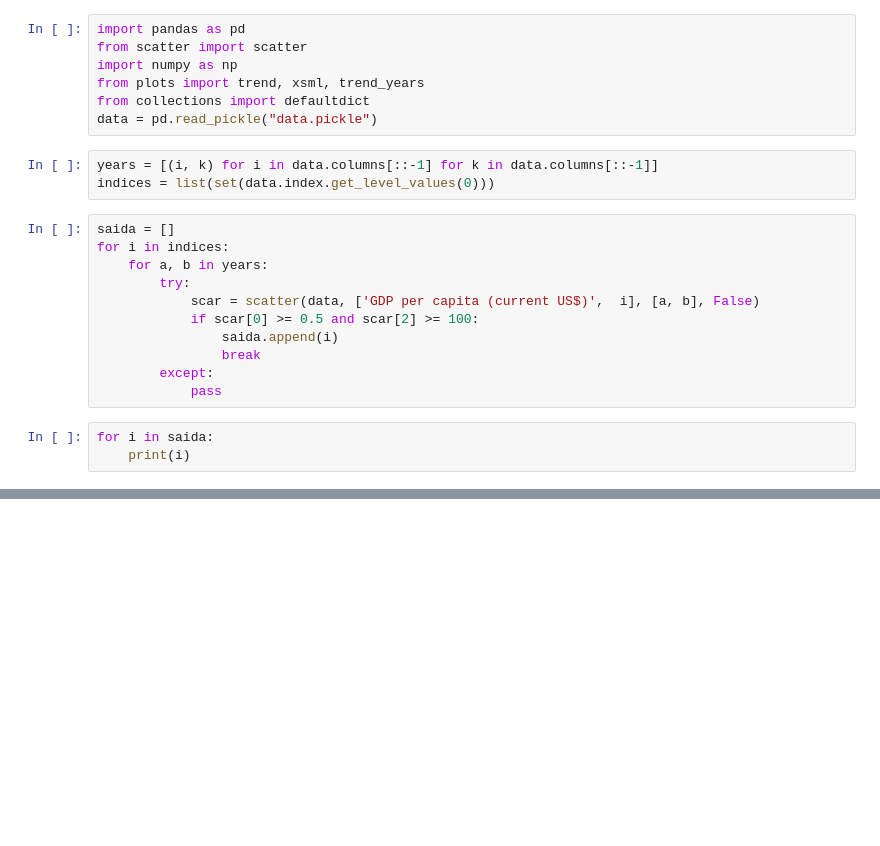
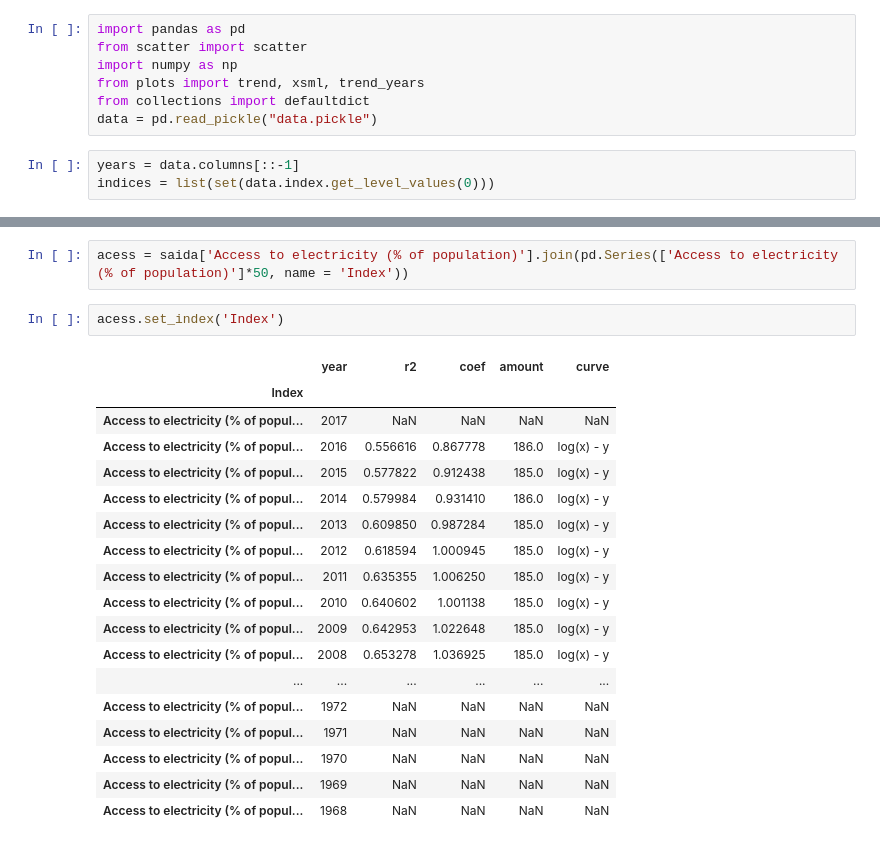
Before and after one commit to Kalysthos/P4DS-Homework, a Jupyter notebook: New/Untitled.ipynb, the cells around one changed output, grey strips where cells are left out. Saved outputs shown, nothing was run; the diff lists cells and outputs as text; blank space fills up the shorter version.

Commit message:
arruamando data

```diff
--- a/New/Untitled.ipynb
+++ b/New/Untitled.ipynb
@@ -6,19 +6,5 @@ from plots import trend, xsml, trend_years
 from collections import defaultdict
 data = pd.read_pickle("data.pickle")
 # %%
-years = [(i, k) for i in data.columns[::-1] for k in data.columns[::-1]]
+years = data.columns[::-1]
 indices = list(set(data.index.get_level_values(0)))
-# %%
-saida = []
-for i in indices:
-    for a, b in years:
-        try:
-            scar = scatter(data, ['GDP per capita (current US$)',  i], [a, b], False)
-            if scar[0] >= 0.5 and scar[2] >= 100:
-                saida.append(i)
-                break
-        except:
-            pass
-# %%
-for i in saida:
-    print(i)
@@ -71,0 +56,23 @@ pd.concat([a,b,c,d,e,f], 1)
+# %%
+acess = saida['Access to electricity (% of population)'].join(pd.Series(['Access to electricity (% of population)']*50, name = 'Index'))
+# %%
+acess.set_index('Index')
+# %% [output]
+|  | year | r2 | coef | amount | curve |
+| Index |  |  |  |  |  |
+| Access to electricity (% of popul... | 2017 | NaN | NaN | NaN | NaN |
+| Access to electricity (% of popul... | 2016 | 0.556616 | 0.867778 | 186.0 | log(x) - y |
+| Access to electricity (% of popul... | 2015 | 0.577822 | 0.912438 | 185.0 | log(x) - y |
+| Access to electricity (% of popul... | 2014 | 0.579984 | 0.931410 | 186.0 | log(x) - y |
+| Access to electricity (% of popul... | 2013 | 0.609850 | 0.987284 | 185.0 | log(x) - y |
+| Access to electricity (% of popul... | 2012 | 0.618594 | 1.000945 | 185.0 | log(x) - y |
+| Access to electricity (% of popul... | 2011 | 0.635355 | 1.006250 | 185.0 | log(x) - y |
+| Access to electricity (% of popul... | 2010 | 0.640602 | 1.001138 | 185.0 | log(x) - y |
+| Access to electricity (% of popul... | 2009 | 0.642953 | 1.022648 | 185.0 | log(x) - y |
+| Access to electricity (% of popul... | 2008 | 0.653278 | 1.036925 | 185.0 | log(x) - y |
+| ... | ... | ... | ... | ... | ... |
+| Access to electricity (% of popul... | 1972 | NaN | NaN | NaN | NaN |
+| Access to electricity (% of popul... | 1971 | NaN | NaN | NaN | NaN |
+| Access to electricity (% of popul... | 1970 | NaN | NaN | NaN | NaN |
+| Access to electricity (% of popul... | 1969 | NaN | NaN | NaN | NaN |
+| Access to electricity (% of popul... | 1968 | NaN | NaN | NaN | NaN |
```
Also changed, not shown: parts of 4 cells of this notebook, 2 other files.
